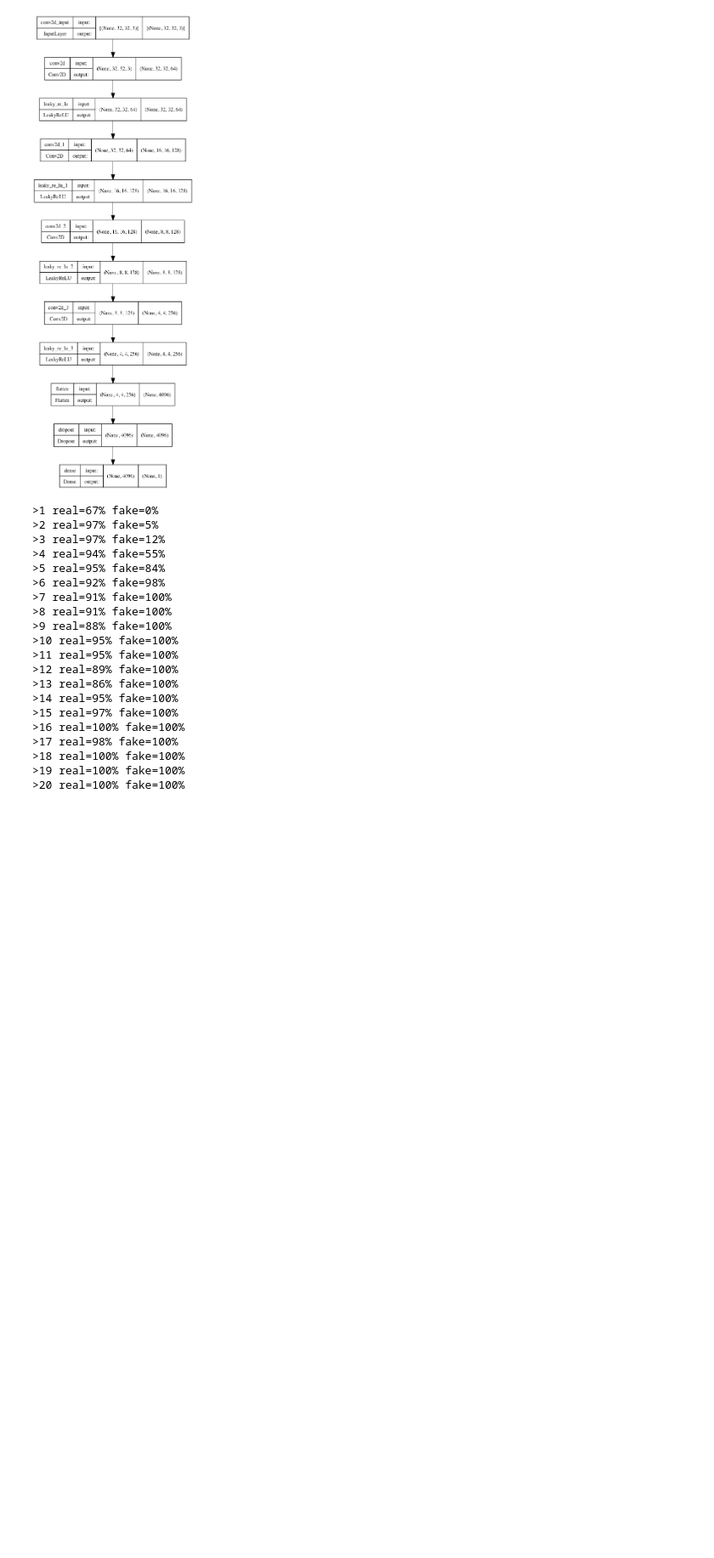
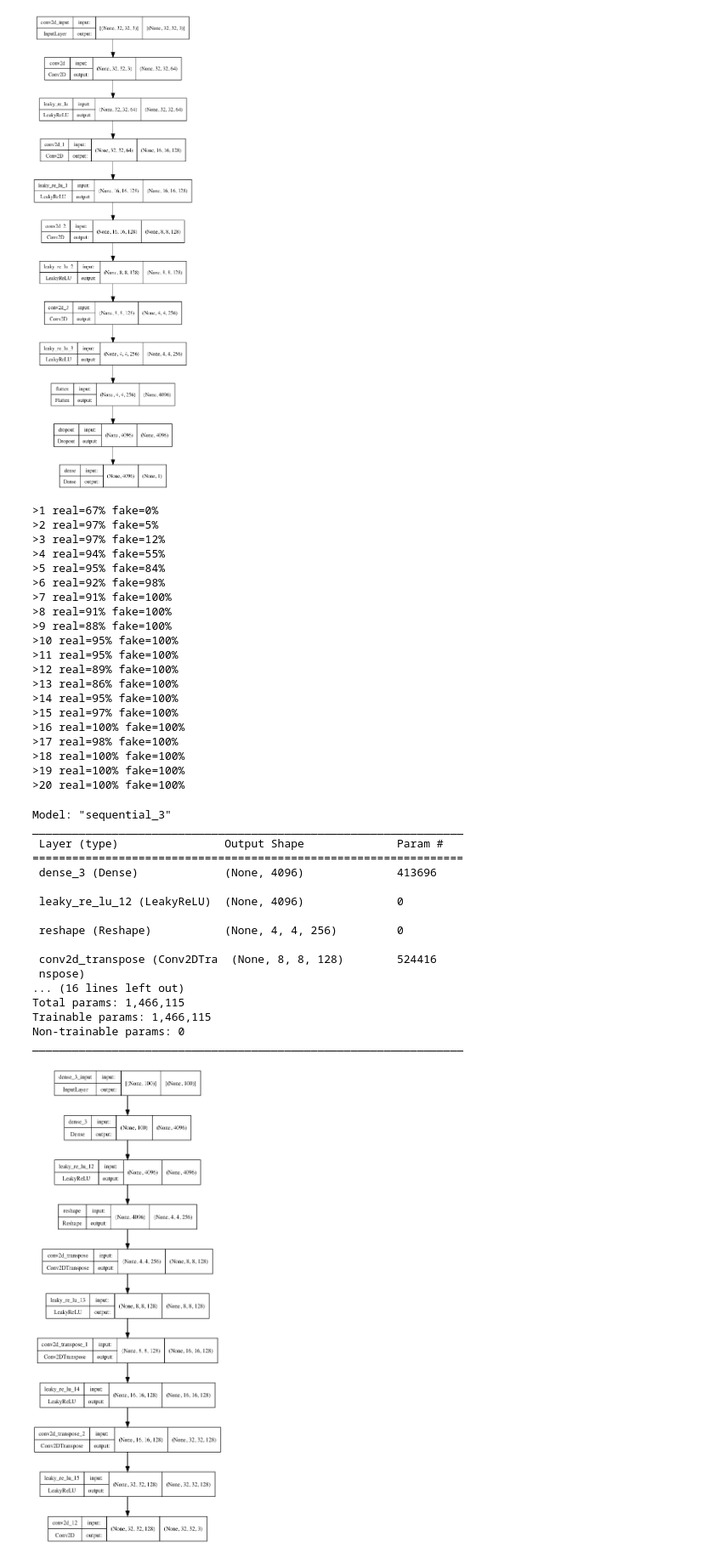
Before and after one commit to xinnnix/python_practice, a Jupyter notebook: GANsWithPython/chapter_8/cifar10.ipynb, the cells around one changed output. Shown: that part at 85% size. Saved outputs shown, nothing was run; the diff lists cells and outputs as text; code cells hidden in the pictures; blank space fills up the shorter version.

```diff
--- a/GANsWithPython/chapter_8/cifar10.ipynb
+++ b/GANsWithPython/chapter_8/cifar10.ipynb
@@ -179,3 +179,54 @@ train_discriminator(model, dataset)
 >18 real=100% fake=100%
 >19 real=100% fake=100%
 >20 real=100% fake=100%
+# %%
+# define the standalone generator model
+def define_generator(latent_dim):
+
+    model = Sequential()
+
+    # foundation for 4x4 image
+    n_nodes = 256*4*4
+    model.add(Dense(n_nodes, input_dim=latent_dim))
+    model.add(LeakyReLU(alpha=0.2))
+    model.add(Reshape((4,4,256)))
+
+    # upsample to 8x8
+    model.add(Conv2DTranspose(128, (4,4), strides=(2,2), padding='same'))
+    model.add(LeakyReLU(alpha=0.2))
+
+    # upsample to 16x16
+    model.add(Conv2DTranspose(128, (4,4), strides=(2,2), padding='same'))
+    model.add(LeakyReLU(alpha=0.2))
+
+    # upsample to 32x32
+    model.add(Conv2DTranspose(128, (4,4), strides=(2,2), padding='same'))
+    model.add(LeakyReLU(alpha=0.2))
+
+    # output layer
+    model.add(Conv2D(3, (3,3), activation='tanh', padding='same'))
+    return model
+# %%
+latent_dim=100
+model = define_generator(latent_dim)
+model.summary()
+plot_model(model, to_file='generator_plot.png', show_shapes=True, show_layer_names=True)
+# %% [output]
+Model: "sequential_3"
+_________________________________________________________________
+ Layer (type)                Output Shape              Param #
+=================================================================
+ dense_3 (Dense)             (None, 4096)              413696
+
+ leaky_re_lu_12 (LeakyReLU)  (None, 4096)              0
+
+ reshape (Reshape)           (None, 4, 4, 256)         0
+
+ conv2d_transpose (Conv2DTra  (None, 8, 8, 128)        524416
+ nspose)
+... (16 lines left out)
+Total params: 1,466,115
+Trainable params: 1,466,115
+Non-trainable params: 0
+_________________________________________________________________
+[figure, added]
```
Also changed, not shown: parts of 10 cells of this notebook, 4 other files.
